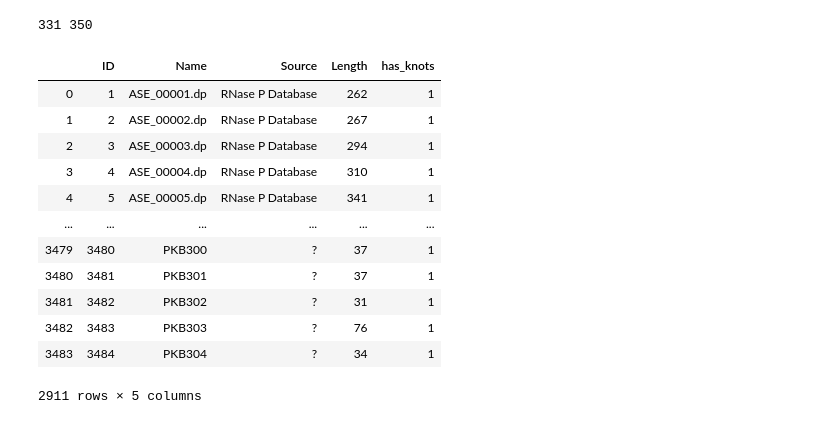
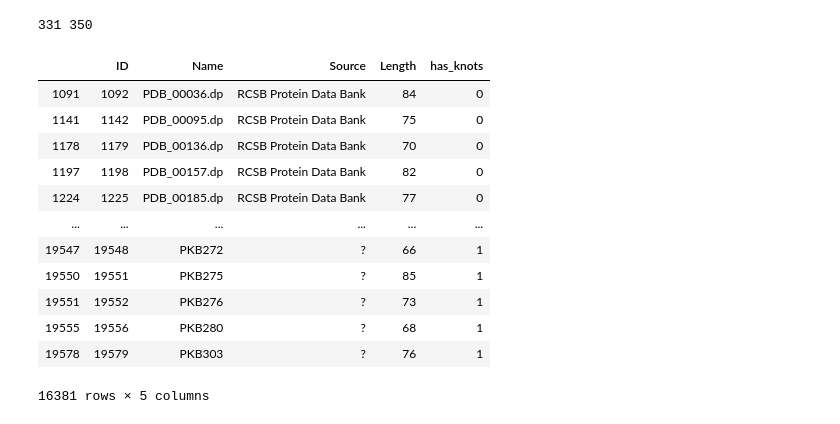
Before and after one commit to SacredArrow/Secondary_structure_public, a Jupyter notebook: Untitled.ipynb, the cells around one changed output. Saved outputs shown, nothing was run; the diff lists cells and outputs as text; code cells hidden in the pictures.

```diff
--- a/Untitled.ipynb
+++ b/Untitled.ipynb
@@ -10,3 +10,5 @@ df = pd.read_csv("out.csv")
+# %%
+df = pd.read_csv("out3.csv")
 # %%
 df.head()
 # %% [output]
@@ -111,22 +120,22 @@ print(m, a.index(m))
 # %% [output]
 331 350
 # %%
-df_out = df[(df.Length <=600) & (df.Length >=0)]
+df_out = df[(df.Length <=90) & (df.Length >=60)]
 df_out
 # %% [output]
 |  | ID | Name | Source | Length | has_knots |
-| 0 | 1 | ASE_00001.dp | RNase P Database | 262 | 1 |
-| 1 | 2 | ASE_00002.dp | RNase P Database | 267 | 1 |
-| 2 | 3 | ASE_00003.dp | RNase P Database | 294 | 1 |
-| 3 | 4 | ASE_00004.dp | RNase P Database | 310 | 1 |
-| 4 | 5 | ASE_00005.dp | RNase P Database | 341 | 1 |
+| 1091 | 1092 | PDB_00036.dp | RCSB Protein Data Bank | 84 | 0 |
+| 1141 | 1142 | PDB_00095.dp | RCSB Protein Data Bank | 75 | 0 |
+| 1178 | 1179 | PDB_00136.dp | RCSB Protein Data Bank | 70 | 0 |
+| 1197 | 1198 | PDB_00157.dp | RCSB Protein Data Bank | 82 | 0 |
+| 1224 | 1225 | PDB_00185.dp | RCSB Protein Data Bank | 77 | 0 |
 | ... | ... | ... | ... | ... | ... |
-| 3479 | 3480 | PKB300 | ? | 37 | 1 |
-| 3480 | 3481 | PKB301 | ? | 37 | 1 |
-| 3481 | 3482 | PKB302 | ? | 31 | 1 |
-| 3482 | 3483 | PKB303 | ? | 76 | 1 |
-| 3483 | 3484 | PKB304 | ? | 34 | 1 |
+| 19547 | 19548 | PKB272 | ? | 66 | 1 |
+| 19550 | 19551 | PKB275 | ? | 85 | 1 |
+| 19551 | 19552 | PKB276 | ? | 73 | 1 |
+| 19555 | 19556 | PKB280 | ? | 68 | 1 |
+| 19578 | 19579 | PKB303 | ? | 76 | 1 |
-2911 rows × 5 columns
+16381 rows × 5 columns
 # %%
 df_out.groupby("Source").count()
 # %% [output]
```
Also changed, not shown: parts of 11 cells of this notebook, 9 other files.
